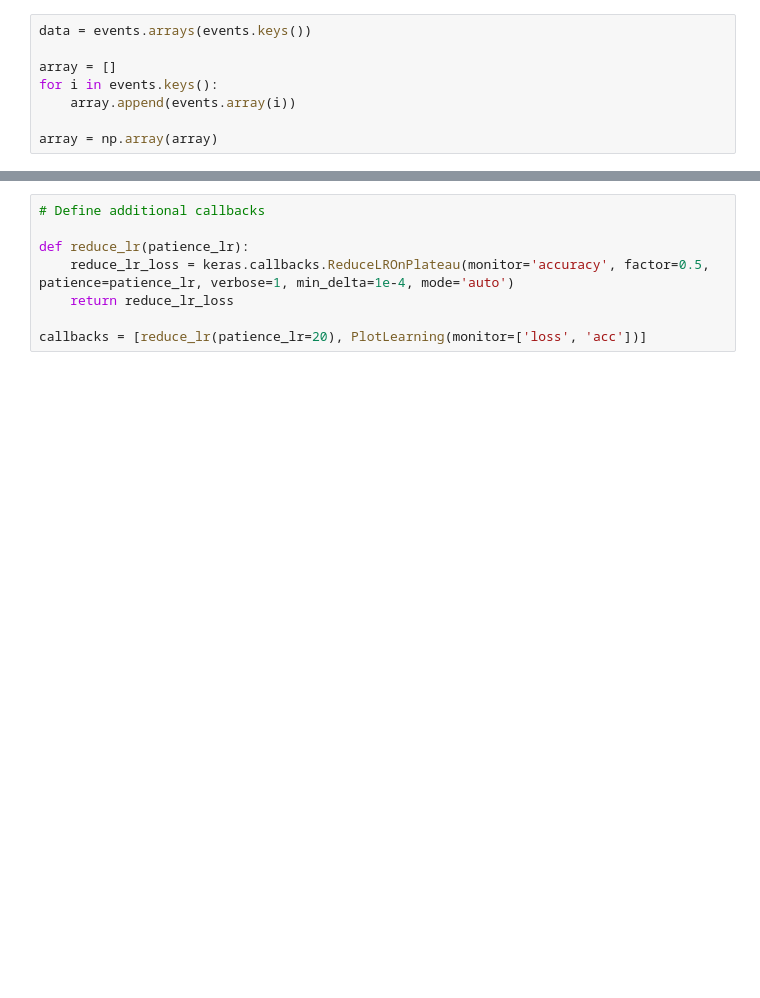
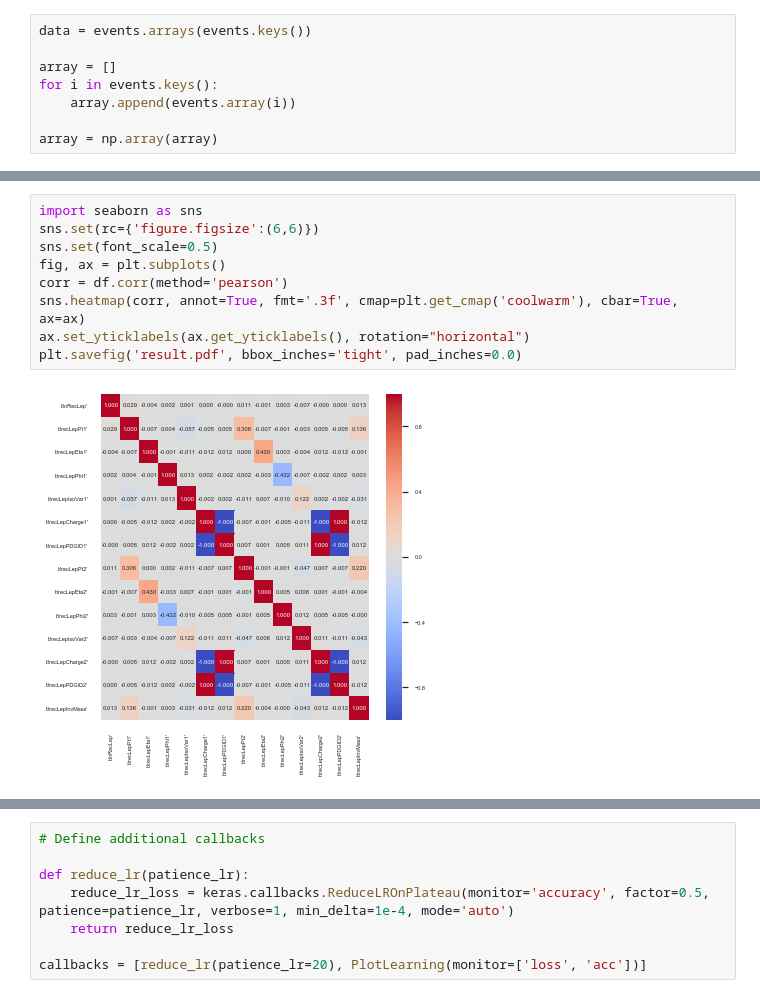
Before and after one commit to isildakbora/ML_Unfolding_SSP, a Jupyter notebook: ML_Training/train_keras_classification_migrationVector.ipynb, the cells around one changed output, grey strips where cells are left out. Drawn from its saved outputs; the diff is of its cells as text; blank space fills up the shorter version.

```diff
--- a/ML_Training/train_keras_classification_migrationVector.ipynb
+++ b/ML_Training/train_keras_classification_migrationVector.ipynb
@@ -106 +87,12 @@ corr.style.background_gradient(cmap='coolwarm')
+# %%
+import seaborn as sns
+sns.set(rc={'figure.figsize':(6,6)})
+sns.set(font_scale=0.5)
+fig, ax = plt.subplots()
+corr = df.corr(method='pearson')
+sns.heatmap(corr, annot=True, fmt='.3f', cmap=plt.get_cmap('coolwarm'), cbar=True, ax=ax)
+ax.set_yticklabels(ax.get_yticklabels(), rotation="horizontal")
+plt.savefig('result.pdf', bbox_inches='tight', pad_inches=0.0)
+# %% [output]
+[figure, added]
 # %%
```
Also changed, not shown: parts of 7 cells of this notebook, 1 other file.
